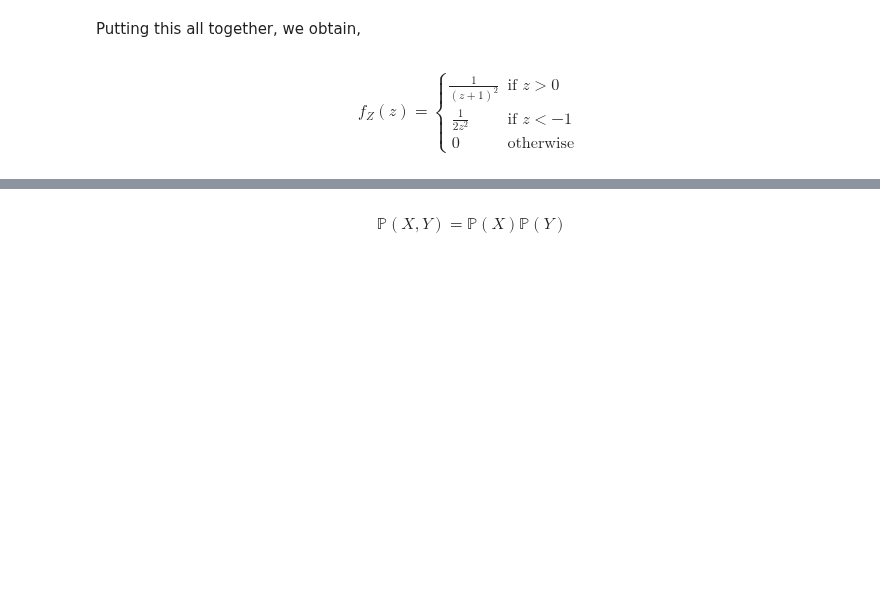
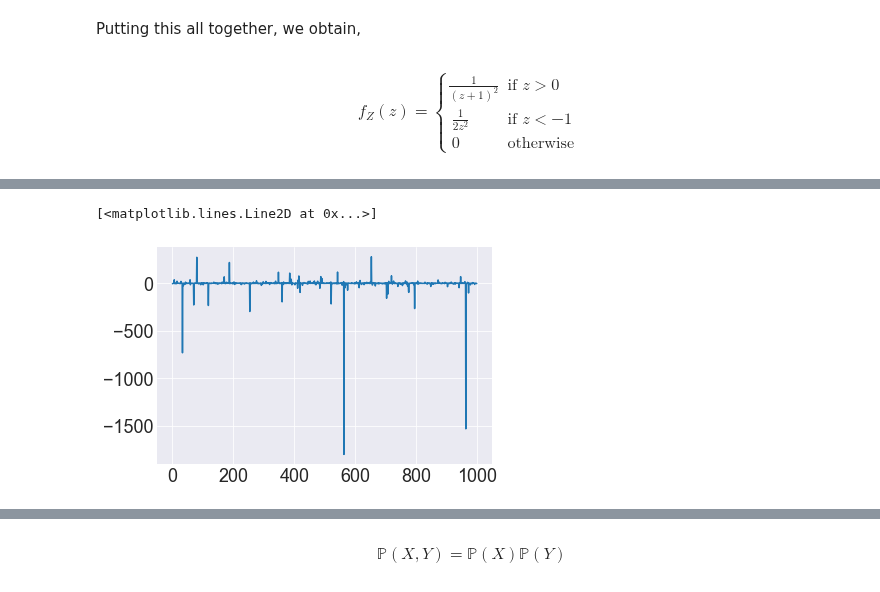
Before and after one commit to hvribeiro/MCSC1, a Jupyter notebook: aulas/02.1 - Introduction to probability.ipynb, the cells around one changed output, grey strips where cells are left out. Cells and saved outputs as stored; diff of their text form; code cells hidden in the pictures; blank space fills up the shorter version.

```diff
--- a/aulas/02.1 - Introduction to probability.ipynb
+++ b/aulas/02.1 - Introduction to probability.ipynb
@@ -932,0 +1014,5 @@ $$
+# %%
+plt.plot(Z)
+# %% [output]
+[<matplotlib.lines.Line2D at 0x...>]
+[figure, added]
```
Also changed, not shown: parts of 24 cells of this notebook.
